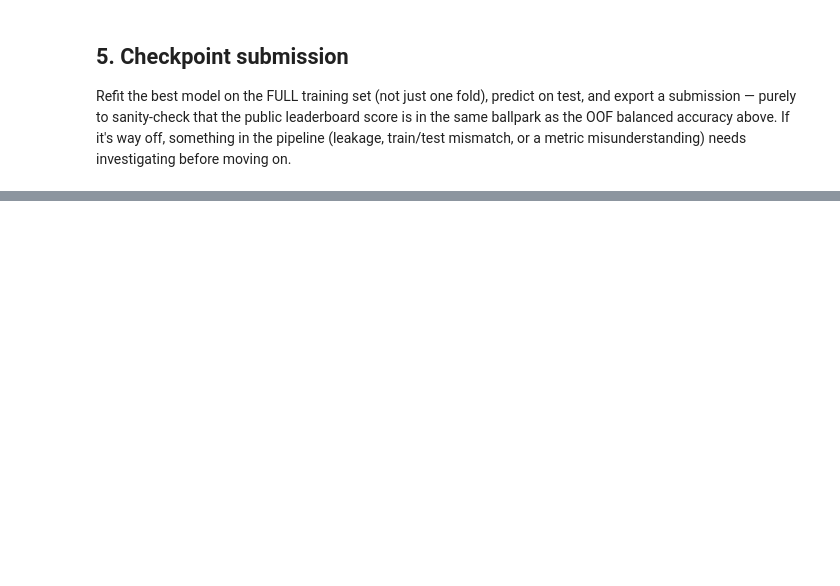
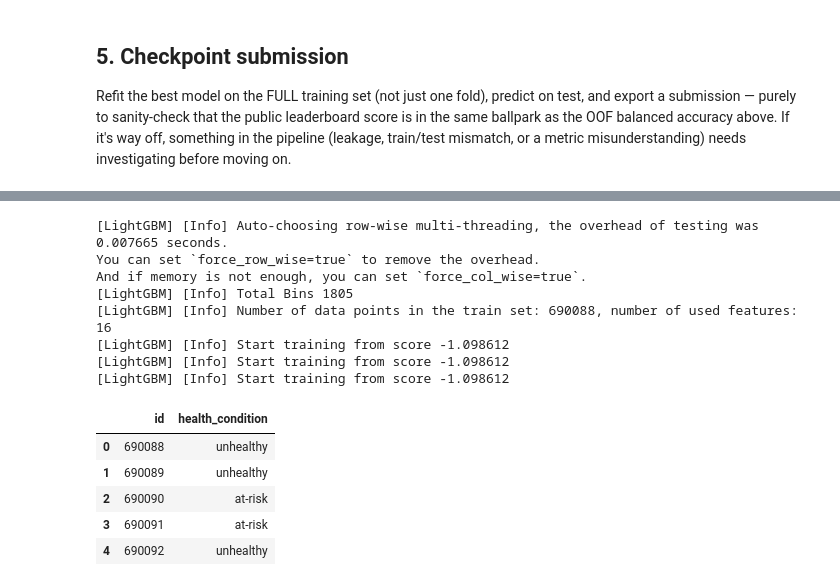
Before and after one commit to ntthach-hub/student-health-risk-prediction, a Jupyter notebook: notebooks/04_Modeling.ipynb, the cells around one changed output, grey strips where cells are left out. Drawn from its saved outputs; the diff is of its cells as text; code cells hidden in the pictures; blank space fills up the shorter version.

```diff
--- a/notebooks/04_Modeling.ipynb
+++ b/notebooks/04_Modeling.ipynb
@@ -297,0 +476,33 @@ importance to decide which new features are worth creating, then
+# %%
+# Refit all 3 models on the FULL training set, average their test predict_proba
+test_probas = []
+for name, factory in model_factories.items():
+    model = factory()
+    if name == 'CatBoost':
+        model.fit(X, y, verbose=False)
+    else:
+        model.fit(X, y)
+    test_probas.append(model.predict_proba(X_test))
+
+test_proba_ensemble = np.mean(test_probas, axis=0)
+test_pred_ensemble = test_proba_ensemble.argmax(axis=1)
+
+ensemble_submission = sample_submission.copy()
+ensemble_submission['health_condition'] = pd.Series(test_pred_ensemble).map(inverse_mapping).values
+ensemble_submission.to_csv('../submission/checkpoint_ensemble.csv', index=False)
+ensemble_submission.head()
+# %% [output]
+[LightGBM] [Info] Auto-choosing row-wise multi-threading, the overhead of testing was 0.007665 seconds.
+You can set `force_row_wise=true` to remove the overhead.
+And if memory is not enough, you can set `force_col_wise=true`.
+[LightGBM] [Info] Total Bins 1805
+[LightGBM] [Info] Number of data points in the train set: 690088, number of used features: 16
+[LightGBM] [Info] Start training from score -1.098612
+[LightGBM] [Info] Start training from score -1.098612
+[LightGBM] [Info] Start training from score -1.098612
+|  | id | health_condition |
+| 0 | 690088 | unhealthy |
+| 1 | 690089 | unhealthy |
+| 2 | 690090 | at-risk |
+| 3 | 690091 | at-risk |
+| 4 | 690092 | unhealthy |
```
Also changed, not shown: parts of 15 cells of this notebook, 17 other files.
